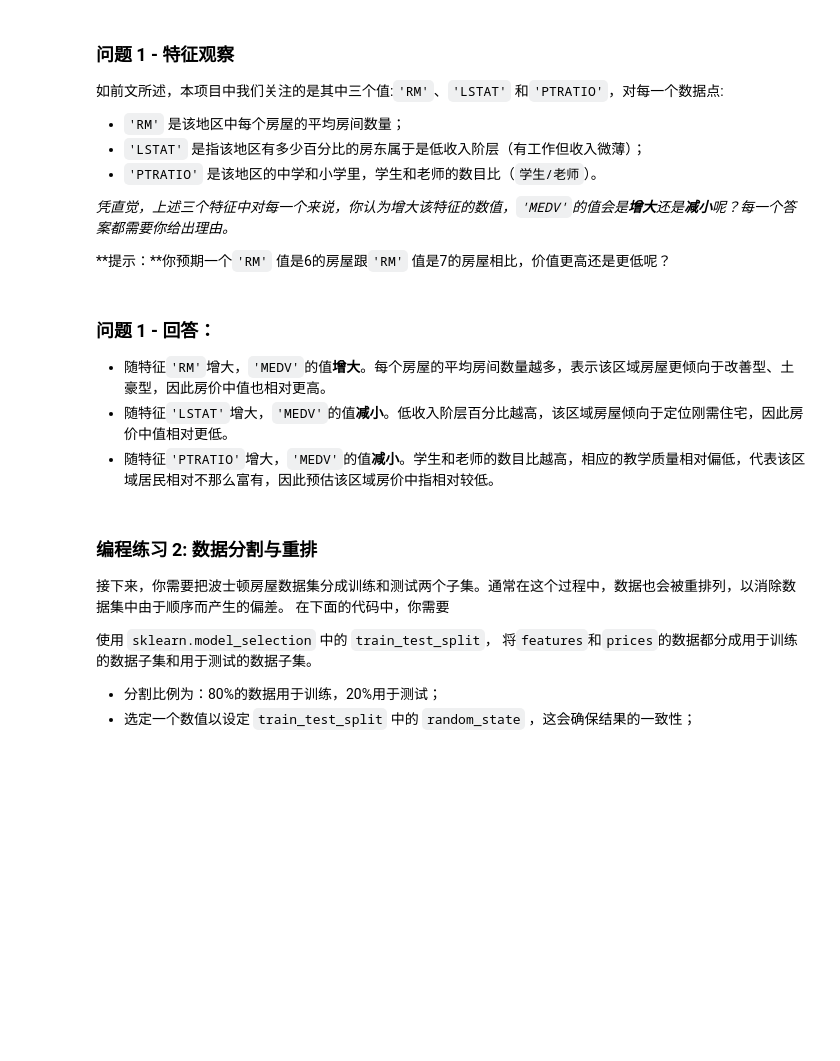
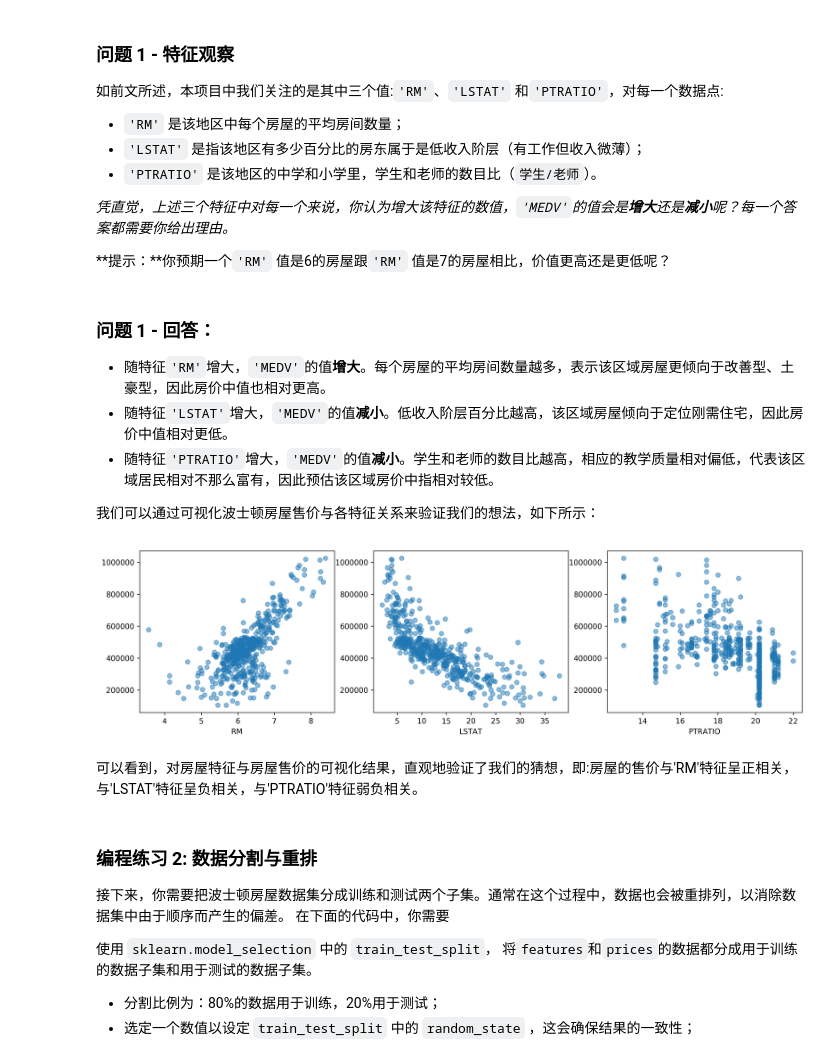
Before and after one commit to kython/Machine_Learning_Nanodegree, a Jupyter notebook: boston_housing/boston_housing.ipynb, the cells around one changed output. Drawn from its saved outputs; the diff is of its cells as text; code cells hidden in the pictures; blank space fills up the shorter version.

```diff
--- a/boston_housing/boston_housing.ipynb
+++ b/boston_housing/boston_housing.ipynb
@@ -110,6 +110,20 @@ _凭直觉，上述三个特征中对每一个来说，你认为增大该特征
 - 随特征`'RM'`增大，`'MEDV'`的值**增大**。每个房屋的平均房间数量越多，表示该区域房屋更倾向于改善型、土豪型，因此房价中值也相对更高。
 - 随特征`'LSTAT'`增大，`'MEDV'`的值**减小**。低收入阶层百分比越高，该区域房屋倾向于定位刚需住宅，因此房价中值相对更低。
 - 随特征`'PTRATIO'`增大，`'MEDV'`的值**减小**。学生和老师的数目比越高，相应的教学质量相对偏低，代表该区域居民相对不那么富有，因此预估该区域房价中指相对较低。
+
+我们可以通过可视化波士顿房屋售价与各特征关系来验证我们的想法，如下所示：
+# %%
+import matplotlib.pyplot as plt
+
+plt.figure(figsize=(16, 4), dpi=300)
+for i,feature in enumerate(["RM", "LSTAT", "PTRATIO"]):
+    plt.subplot(1,3,i+1)
+    plt.xlabel(feature)
+    plt.scatter(data[feature], prices, alpha=0.5)
+# %% [output]
+[figure, added]
+# %% [markdown]
+可以看到，对房屋特征与房屋售价的可视化结果，直观地验证了我们的猜想，即:房屋的售价与'RM'特征呈正相关，与'LSTAT'特征呈负相关，与'PTRATIO'特征弱负相关。
 # %% [markdown]
 ### 编程练习 2: 数据分割与重排
 接下来，你需要把波士顿房屋数据集分成训练和测试两个子集。通常在这个过程中，数据也会被重排列，以消除数据集中由于顺序而产生的偏差。
```
Also changed, not shown: parts of 5 cells of this notebook.
